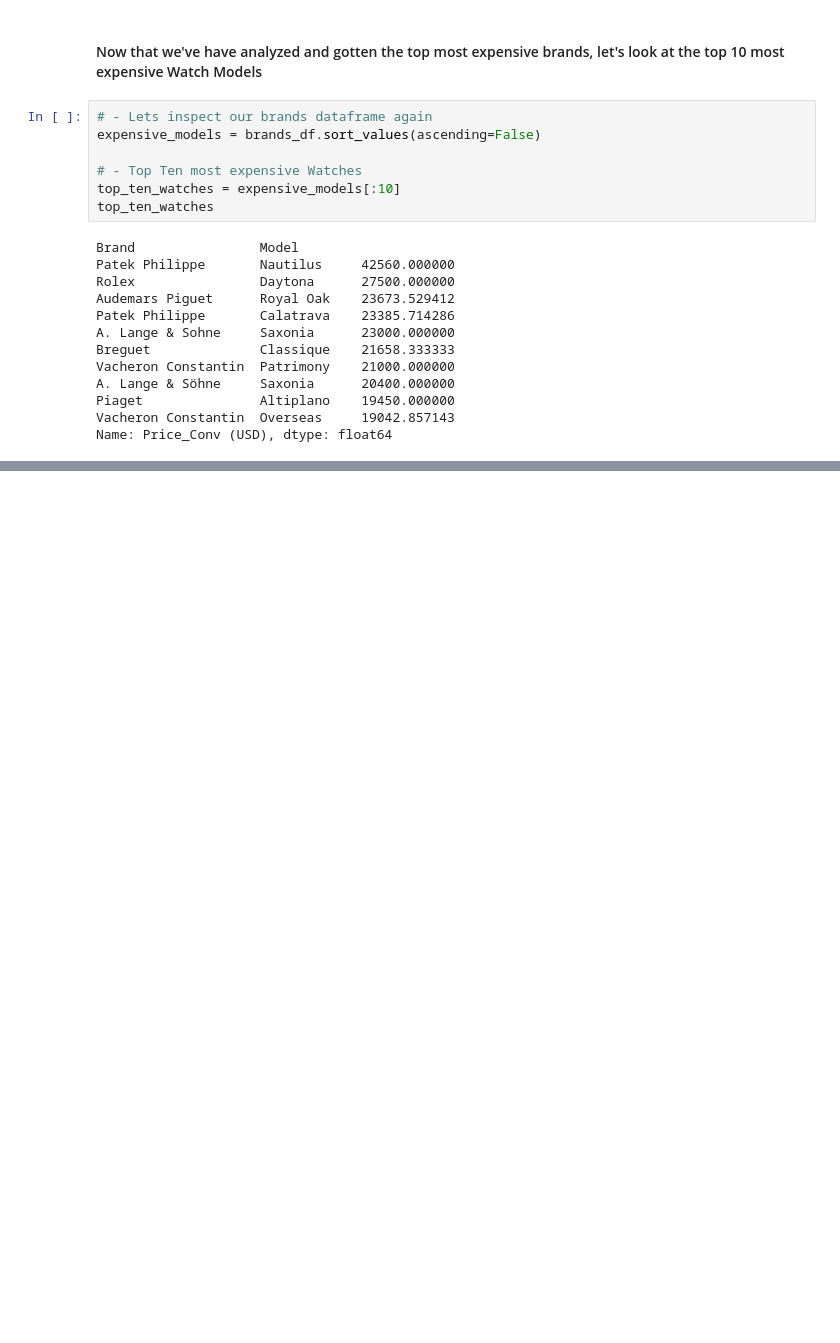
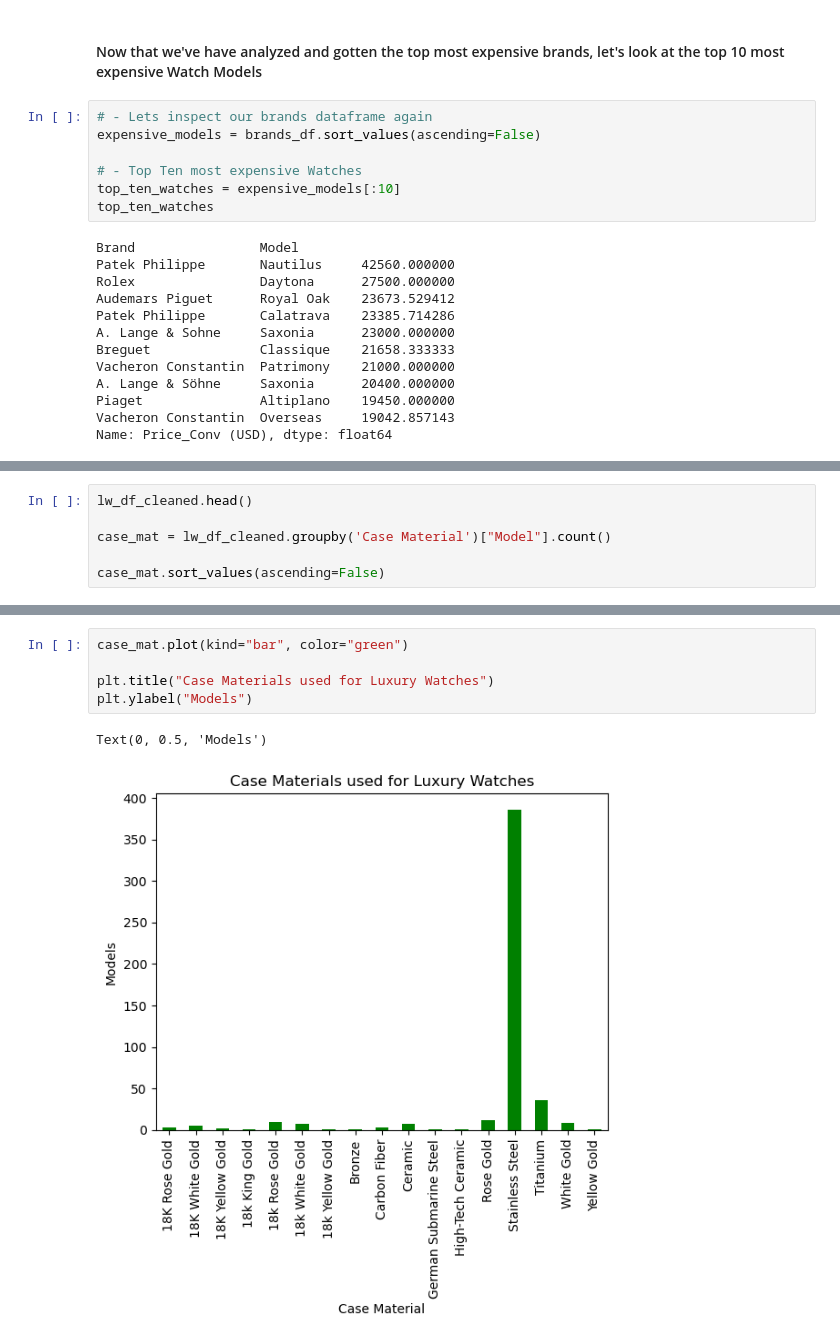
Before and after one commit to chikeibezim/analyzing-luxury-watches, a Jupyter notebook: analyzing-luxury-watches.ipynb, the cells around one changed output, grey strips where cells are left out. Drawn from its saved outputs; the diff is of its cells as text; blank space fills up the shorter version.

```diff
--- a/analyzing-luxury-watches.ipynb
+++ b/analyzing-luxury-watches.ipynb
@@ -246,0 +281,6 @@ plt.show()
+# %%
+lw_df_cleaned.head()
+
+case_mat = lw_df_cleaned.groupby('Case Material')["Model"].count()
+
+case_mat.sort_values(ascending=False)
@@ -246,0 +307,8 @@ plt.show()
+# %%
+case_mat.plot(kind="bar", color="green")
+
+plt.title("Case Materials used for Luxury Watches")
+plt.ylabel("Models")
+# %% [output]
+Text(0, 0.5, 'Models')
+[figure, added]
```
Also changed, not shown: parts of 7 cells of this notebook.
